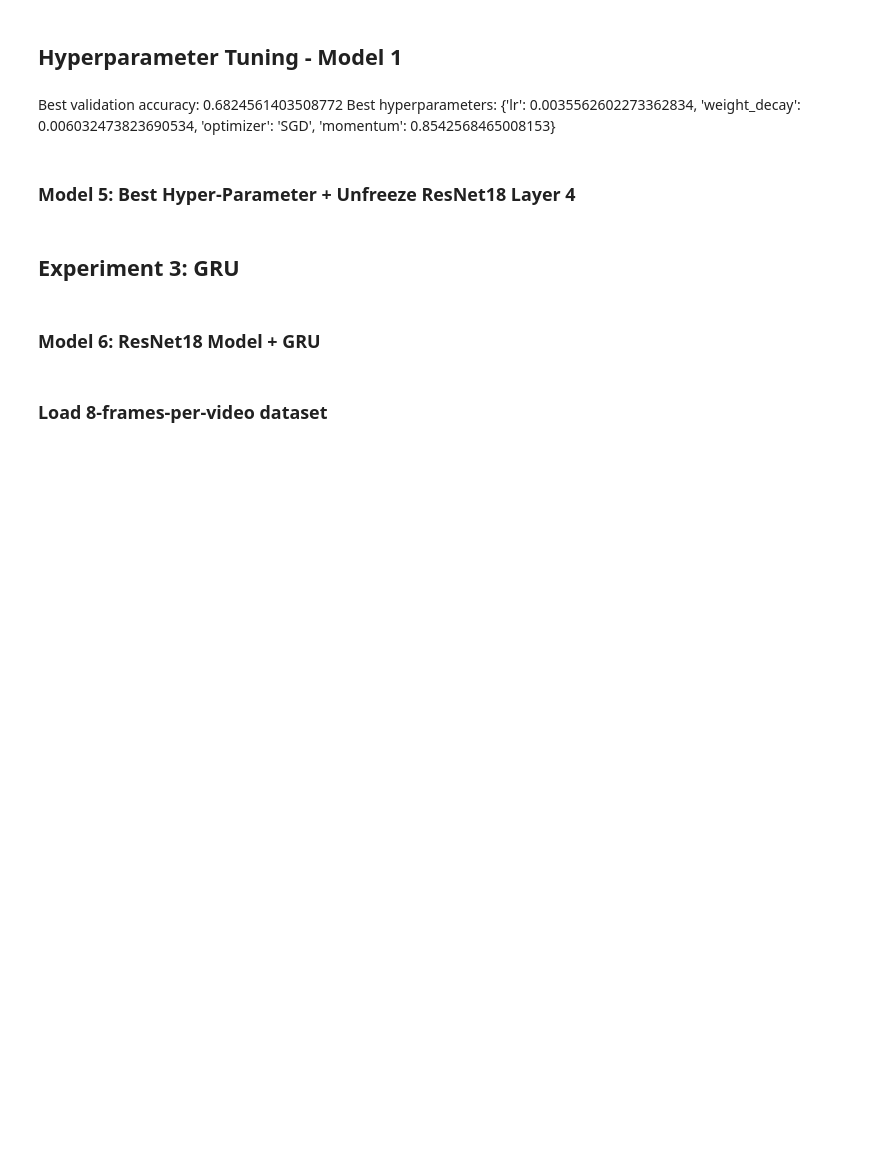
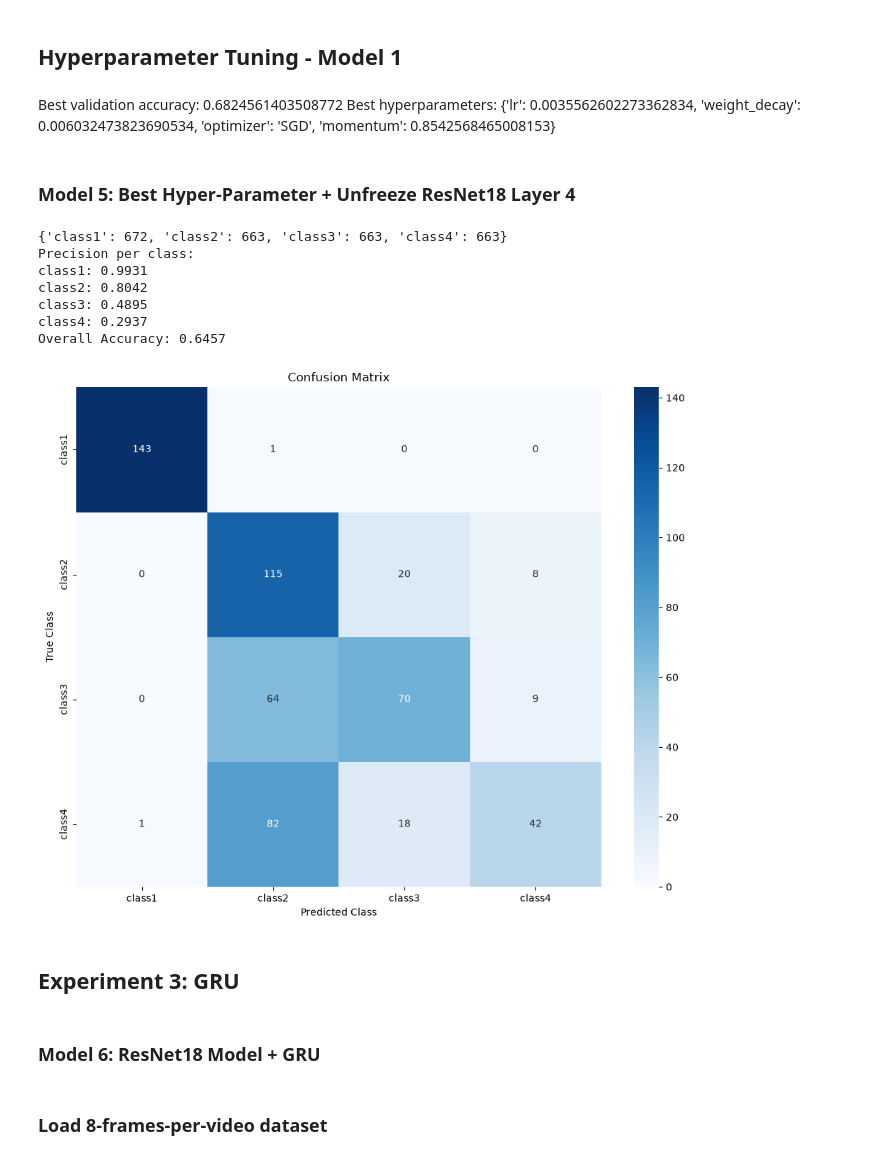
Before and after one commit to mschl7/action_recognition, a Jupyter notebook: main.ipynb, the cells around one changed output. Saved outputs shown, nothing was run; the diff lists cells and outputs as text; code cells hidden in the pictures; blank space fills up the shorter version.

```diff
--- a/main.ipynb
+++ b/main.ipynb
@@ -643,23 +618,52 @@ optimizer = torch.optim.SGD([
     {"params": resnet_model.fc.parameters(), "lr": 0.003},
 ], momentum=0.85, weight_decay=0.006)
 
-model_layer4 = resnet_model.to(device)
+model5 = resnet_model.to(device)
 
 if False: # set to True to train model
     # train model
-    train(model_layer4, train_loader_three_quarter, val_loader_three_quarter, criterion, optimizer, num_epochs=10)
+    train(model5, train_loader_three_quarter, val_loader_three_quarter, criterion, optimizer, num_epochs=10)
 
     # save checkpoint of model
     checkpoint = {
-        "model_layer4_state_dict": model_three_quarter.state_dict(),
-        "optimizer_model_layer4_state_dict": optimizer.state_dict(),
+        "model5_state_dict": model5.state_dict(),
+        "optimizer_model5_state_dict": optimizer.state_dict(),
         "epoch": 10,
     }
 
     torch.save(
         checkpoint,
-        "checkpoints/model_layer_checkpoint.pth"
+        "checkpoints/model5_checkpoint.pth"
     )
+# %%
+# load model
+checkpoint = torch.load("checkpoints/model5_checkpoint.pth",map_location=device)
+
+model5.load_state_dict(checkpoint["model5_state_dict"])
+
+optimizer.load_state_dict(checkpoint["optimizer_model5_state_dict"])
+model5.to(device)
+
+from collections import Counter
+
+train_labels = [label for _, label in train_loader_three_quarter.dataset.samples]
+
+print({
+    train_loader_three_quarter.dataset.classes[i]: count
+    for i, count in Counter(train_labels).items()
+})
+
+#evaluate
+acc_classes_model5, acc_total_model5 = evaluate_model(model5, test_loader_three_quarter, device)
+# %% [output]
+{'class1': 672, 'class2': 663, 'class3': 663, 'class4': 663}
+Precision per class:
+class1: 0.9931
+class2: 0.8042
+class3: 0.4895
+class4: 0.2937
+Overall Accuracy: 0.6457
+[figure, added]
 # %% [markdown]
 ## Experiment 3: GRU
 # %% [markdown]
```
Also changed, not shown: parts of 14 cells of this notebook, 1 other file.
